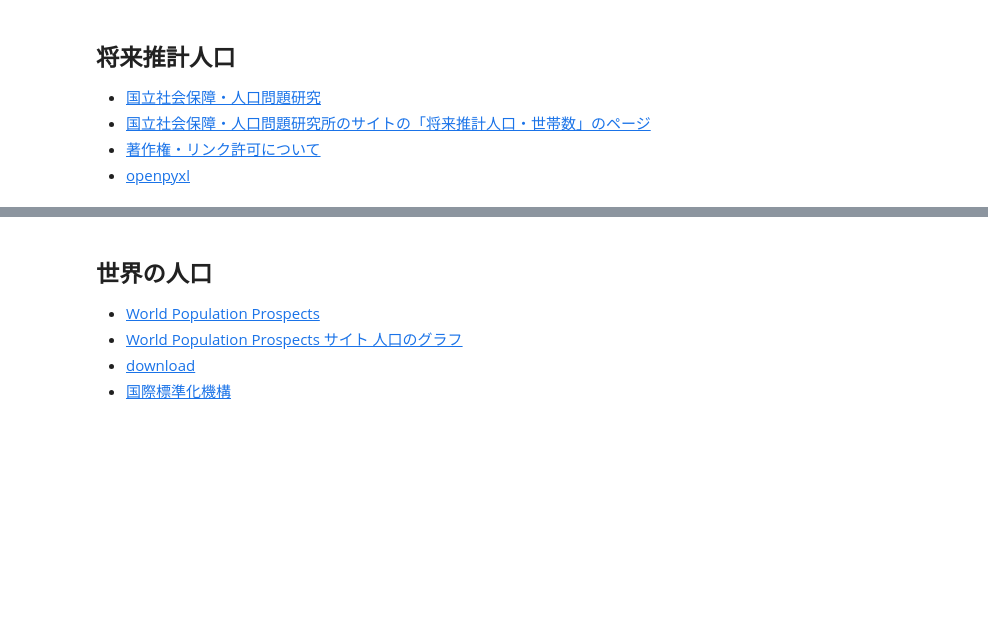
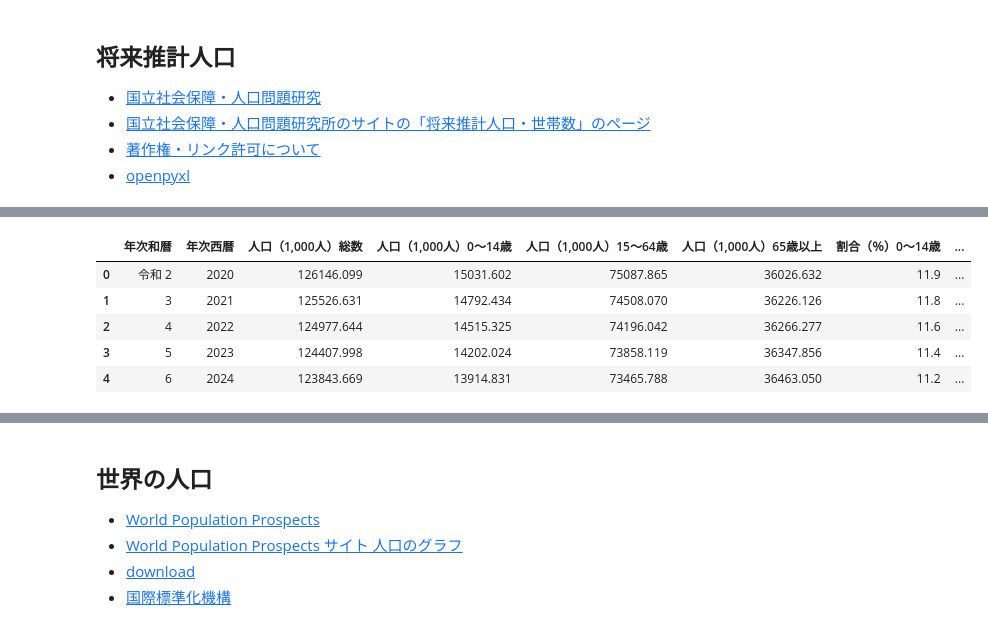
Before and after one commit to dn-nuniv/python-opendata-analysis-book, a Jupyter notebook: code/ch07_population.ipynb, the cells around one changed output, grey strips where cells are left out. Cells and saved outputs as stored; diff of their text form; code cells hidden in the pictures; blank space fills up the shorter version.

```diff
--- a/code/ch07_population.ipynb
+++ b/code/ch07_population.ipynb
@@ -521,8 +596,22 @@ pop_projections_df.head()
 # %%
+# set_axisを使って、列名を一括で新しく付け替えています
 pop_projections_df = pop_projections_df.set_axis(
-    [(i + j.replace("Unnamed: 0_level_1", "和暦").replace("Unnamed: 1_level_1", "西暦"))
-      .replace("　", "")
-      for i, j in pop_projections_df.columns],
-    axis=1
+    [
+        # リスト内包表記で、各列の1段目(i)と2段目(j)の名前を加工して結合
+        (i + j.replace("Unnamed: 0_level_1", "和暦")  # 2段目が「Unnamed: 0...」なら「和暦」に置換
+              .replace("Unnamed: 1_level_1", "西暦")) # 2段目が「Unnamed: 1...」なら「西暦」に置換
+        .replace("　", "")                             # 全角スペースを削除してスッキリさせる
+        for i, j in pop_projections_df.columns        # MultiIndex(2段組み)の列を一つずつ処理
+    ],
+    axis=1                                            # axis=1 は「列」に対して行う指定
 )
+# %%
+pop_projections_df.head()
+# %% [output]
+|  | 年次和暦 | 年次西暦 | 人口（1,000人）総数 | 人口（1,000人）0～14歳 | 人口（1,000人）15～64歳 | 人口（1,000人）65歳以上 | 割合（％）0～14歳 | ... |
+| 0 | 令和 2 | 2020 | 126146.099 | 15031.602 | 75087.865 | 36026.632 | 11.9 | ... |
+| 1 | 3 | 2021 | 125526.631 | 14792.434 | 74508.070 | 36226.126 | 11.8 | ... |
+| 2 | 4 | 2022 | 124977.644 | 14515.325 | 74196.042 | 36266.277 | 11.6 | ... |
+| 3 | 5 | 2023 | 124407.998 | 14202.024 | 73858.119 | 36347.856 | 11.4 | ... |
+| 4 | 6 | 2024 | 123843.669 | 13914.831 | 73465.788 | 36463.050 | 11.2 | ... |
 # %%
```
Also changed, not shown: parts of 20 cells of this notebook.
